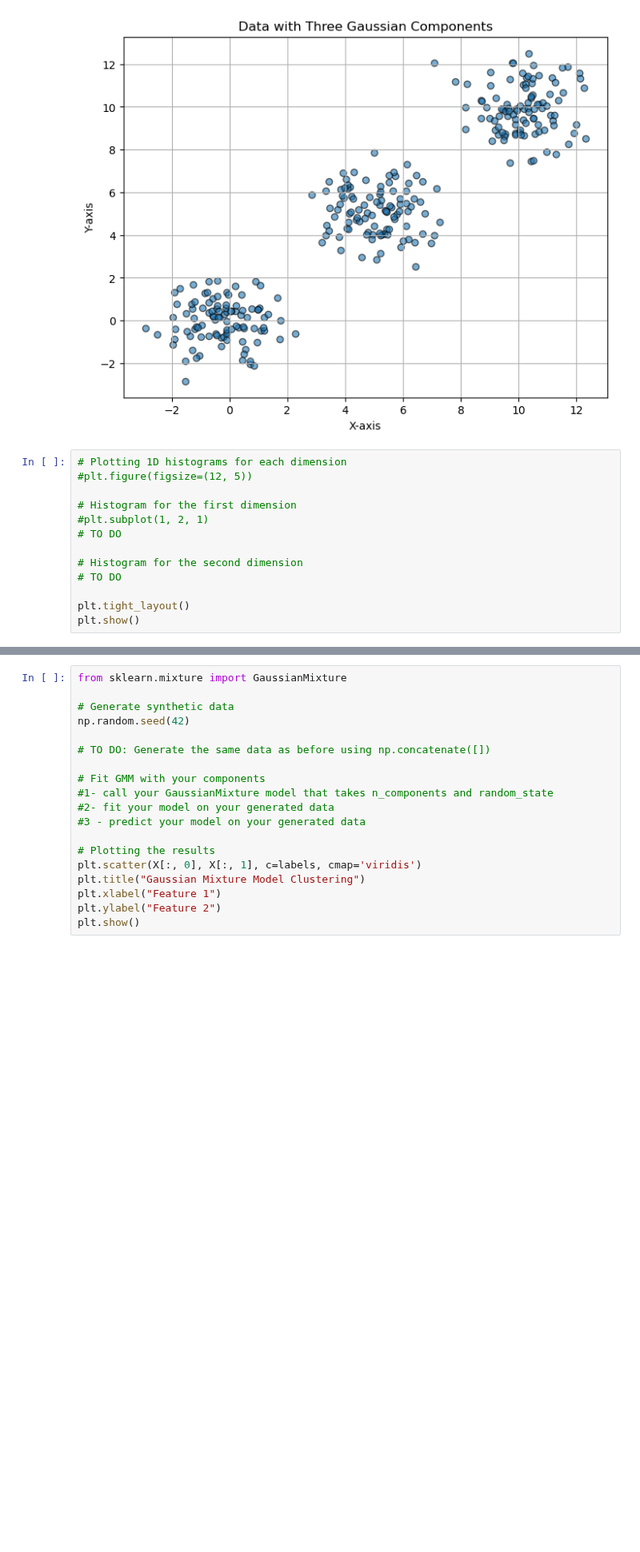
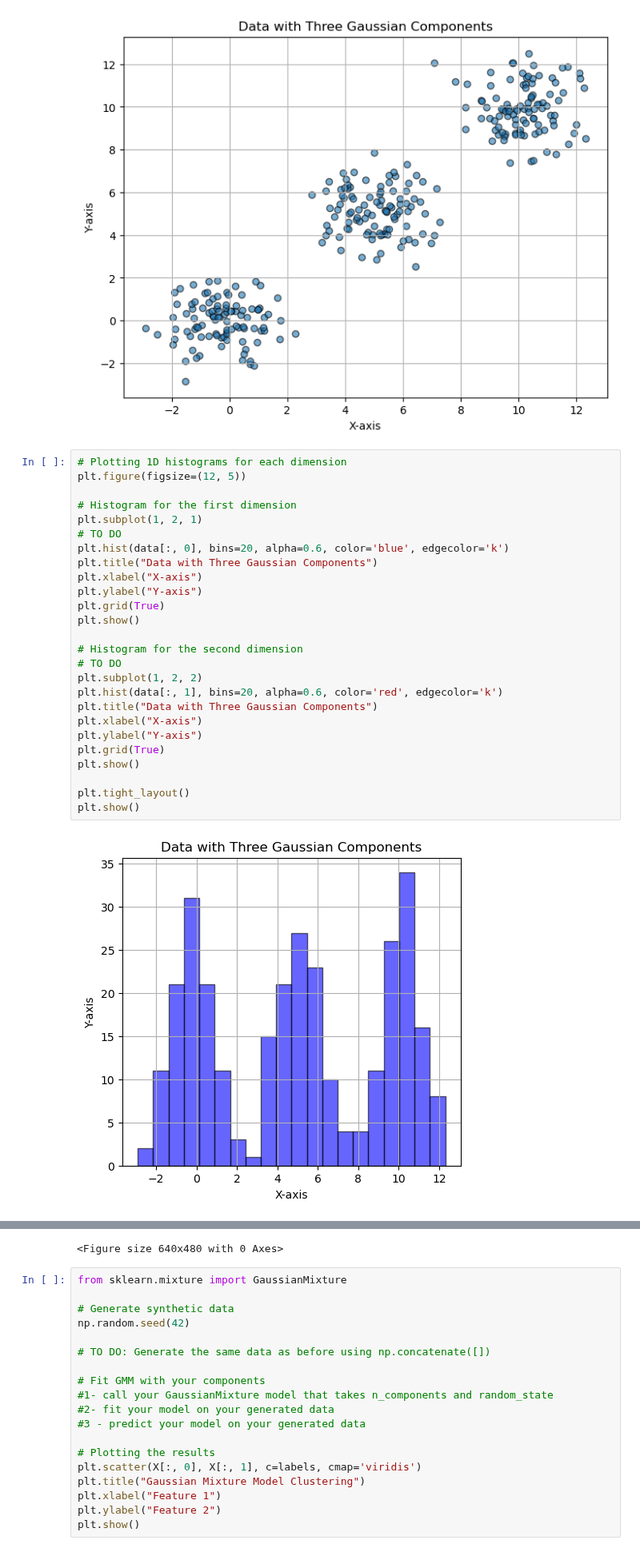
Before and after one commit to olethrosdc/machine-learning-neuch, a Jupyter notebook: BSc/src/Bayesian Classifier and GMM/gmm.ipynb, the cells around one changed output, grey strips where cells are left out. Shown at 80% size. Saved outputs shown, nothing was run; the diff lists cells and outputs as text; blank space fills up the shorter version.

```diff
--- a/BSc/src/Bayesian Classifier and GMM/gmm.ipynb
+++ b/BSc/src/Bayesian Classifier and GMM/gmm.ipynb
@@ -221,14 +222,29 @@ plt.show()
 [figure]
 # %%
 # Plotting 1D histograms for each dimension
-#plt.figure(figsize=(12, 5))
+plt.figure(figsize=(12, 5))
 
 # Histogram for the first dimension
-#plt.subplot(1, 2, 1)
+plt.subplot(1, 2, 1)
 # TO DO
+plt.hist(data[:, 0], bins=20, alpha=0.6, color='blue', edgecolor='k')
+plt.title("Data with Three Gaussian Components")
+plt.xlabel("X-axis")
+plt.ylabel("Y-axis")
+plt.grid(True)
+plt.show()
 
 # Histogram for the second dimension
 # TO DO
+plt.subplot(1, 2, 2)
+plt.hist(data[:, 1], bins=20, alpha=0.6, color='red', edgecolor='k')
+plt.title("Data with Three Gaussian Components")
+plt.xlabel("X-axis")
+plt.ylabel("Y-axis")
+plt.grid(True)
+plt.show()
 
 plt.tight_layout()
 plt.show()
+# %% [output]
+[figure, added]
@@ -235,3 +252,4 @@ plt.show()
+<Figure size 640x480 with 0 Axes>
 # %%
 from sklearn.mixture import GaussianMixture
 
```
Also changed, not shown: parts of 2 cells of this notebook, 1 other file.
